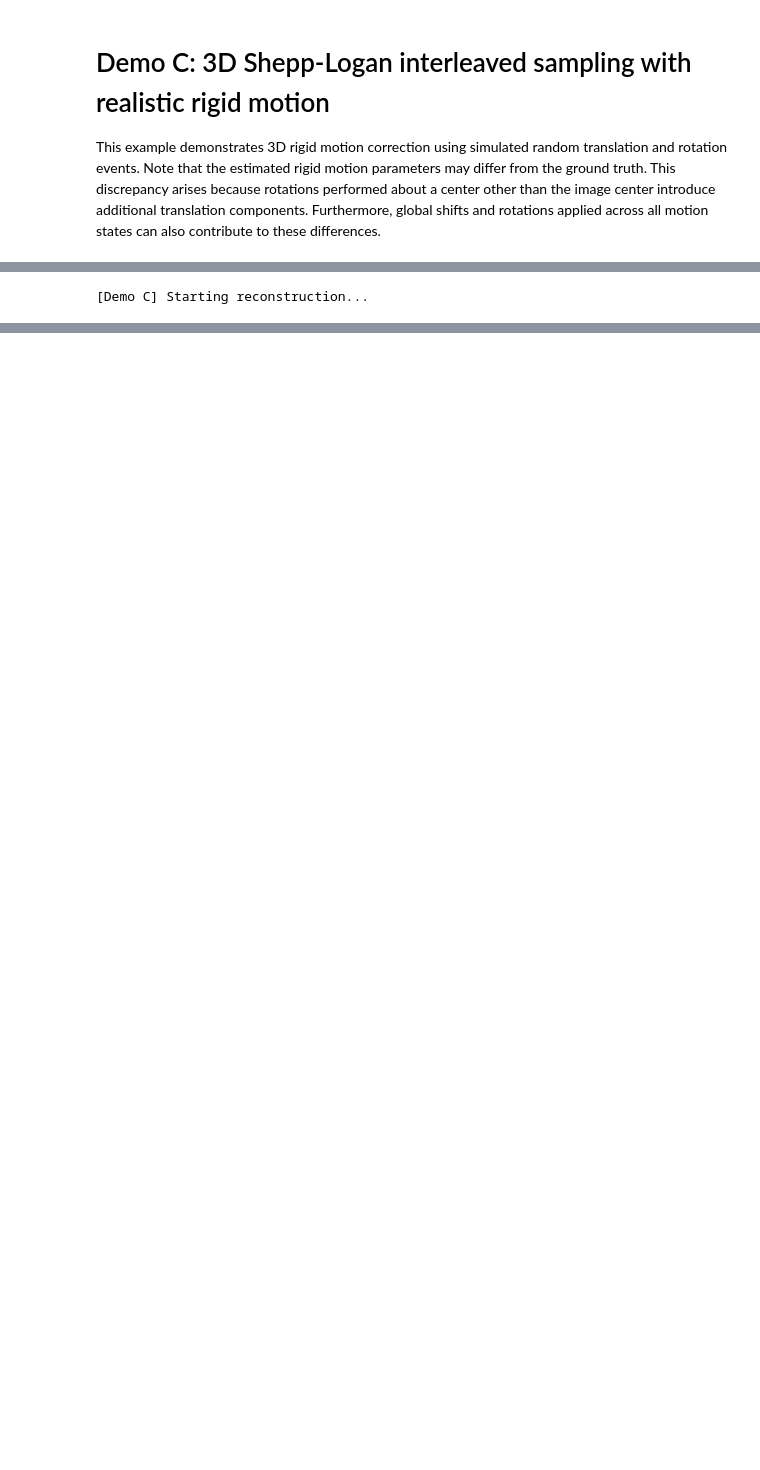
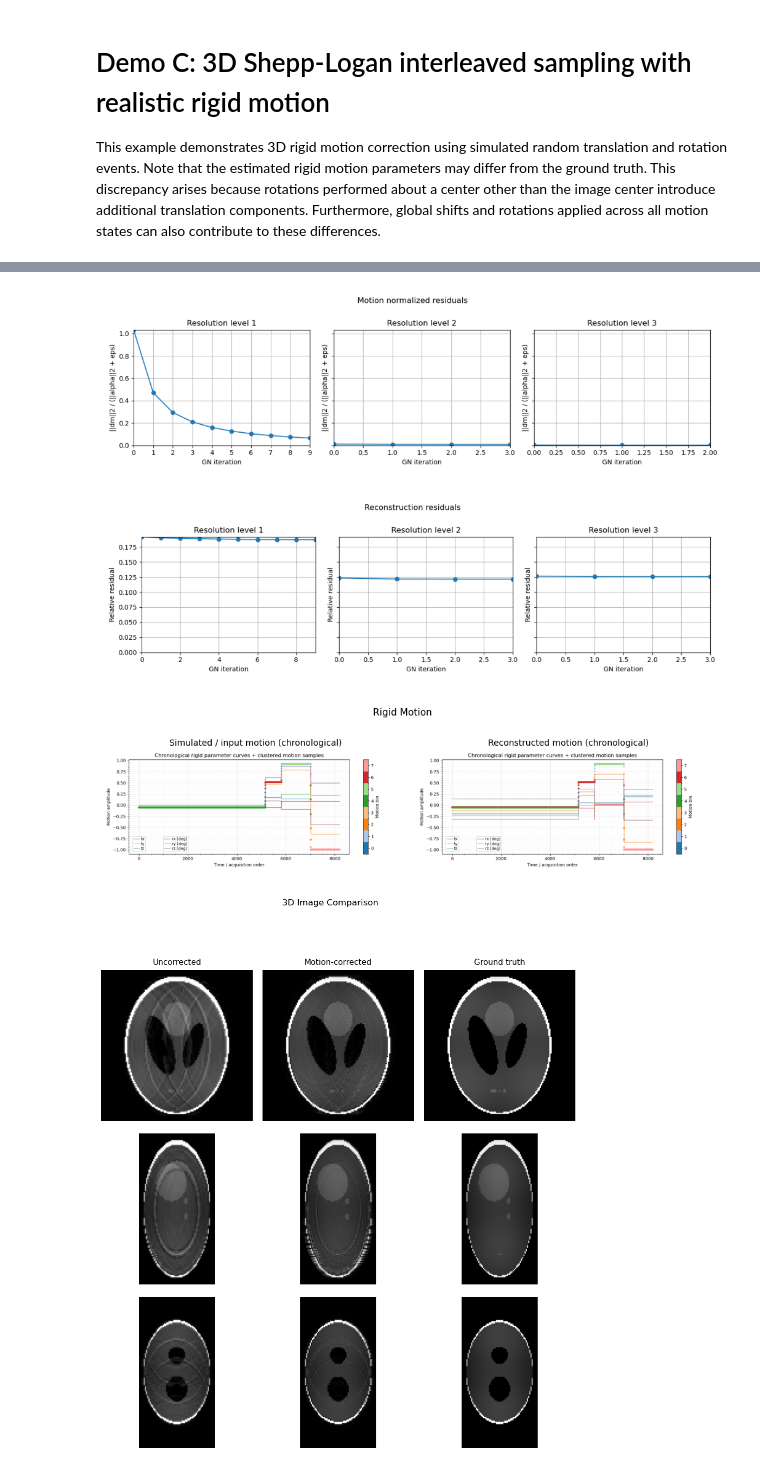
Before and after one commit to IADI-Nancy/GRICS-torch, a Jupyter notebook: demo_c_3D_rigid_simulated_shepp_interleaved.ipynb, the cells around one changed output, grey strips where cells are left out. Saved outputs shown, nothing was run; the diff lists cells and outputs as text; code cells hidden in the pictures; blank space fills up the shorter version.

```diff
--- a/demo_c_3D_rigid_simulated_shepp_interleaved.ipynb
+++ b/demo_c_3D_rigid_simulated_shepp_interleaved.ipynb
@@ -5,7 +5,7 @@ This example demonstrates 3D rigid motion correction using simulated random tran
 # %%
 from src.runtime.output_layout import managed_execution
 from src.runtime.runtime_config import load_config
-from src.preprocessing.DataLoader import DataLoader
+from src.preprocessing.DataPreparer import DataPreparer
 from src.reconstruction.JointReconstructor import JointReconstructor
 from src.runtime.runtime_setup import initialize_runtime
 from src.utils.notebook_display import (
@@ -40,7 +40,9 @@ def main():
     sp_device, t_device = initialize_runtime(params)
 
     print("[Demo C] Loading data and building operators...")
-    data = DataLoader(params=params, t_device=t_device, sp_device=sp_device)
+    data = DataPreparer(params=params, t_device=t_device, sp_device=sp_device)
+    data.load_input_data()
+    data.prepare_reconstructor_inputs()
     display_input_sampling_motion_panels(params)
 
     print("[Demo C] Starting reconstruction...")
@@ -51,7 +53,6 @@ def main():
         motion_signal=data.motion_signal,
         params=params,
         motion_plot_context=data.motion_plot_context,
-        calibration_image_prior=getattr(data, "grics_reference_image", None),
     )
     image_joint, _ = recon.run()
 
@@ -76,2 +77 @@ if __name__ == "__main__":
 [figure]
-[Demo C] Starting reconstruction...
@@ -78,0 +81,4 @@ ValueError: Calibration image prior is enabled, but no calibration image was sup
+[figure, added]
+[figure, added]
+[figure, added]
+[figure, added]
```
Also changed, not shown: parts of 1 cell of this notebook, 37 other files.
